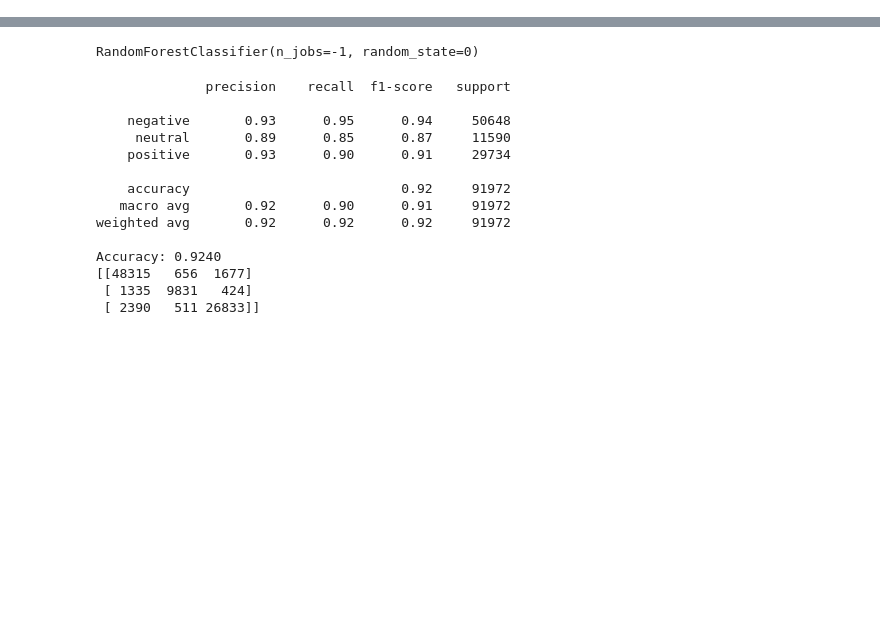
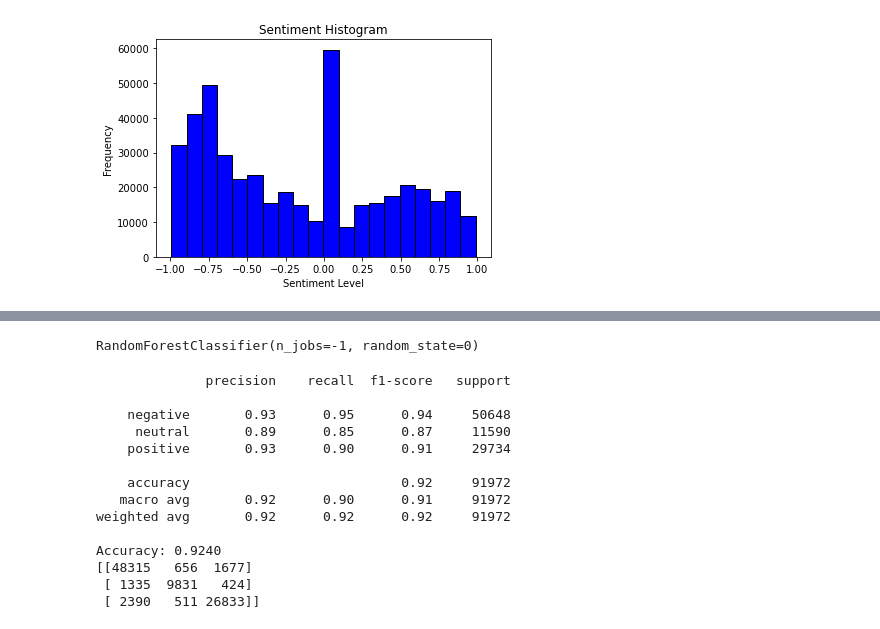
Before and after one commit to AlexLanier/Capstone, a Jupyter notebook: SentimentAnalysis.ipynb, the cells around one changed output, grey strips where cells are left out. Cells and saved outputs as stored; diff of their text form; code cells hidden in the pictures; blank space fills up the shorter version.

```diff
--- a/SentimentAnalysis.ipynb
+++ b/SentimentAnalysis.ipynb
@@ -33,3 +42,12 @@ def assign_sentiment(df, text_column):
 # %%
 merged_tweets = pd.read_csv("merged_df.csv", low_memory=False)
 df = assign_sentiment(merged_tweets, 'complex_lemmatized_column')
+# %%
+# Add column NegativeRatio which is ratio of negative tweets to all other tweets sent by the same User
+df['NegativeRatio'] = df.groupby('User')['Sentiment'].transform(lambda x: (x == 'negative').mean())
+
+#Number of Tweets Per User
+df['TweetsCount'] = df.groupby('User')['User'].transform('count')
+
+#Average Sentiment Level Per User
+df['AvgSentimentLevel'] = df.groupby('User')['Sentiment_Level'].transform('mean')
@@ -36,3 +61,15 @@ df = assign_sentiment(merged_tweets, 'complex_lemmatized_column')
+# %%
+## Add threat Level Based on NegativeTweet Ratio and AvgSentiment Level of tweets per User
+threat = []
+for i in range(len(df['NegativeRatio'])):
+    if df['NegativeRatio'][i] >= .45 and df['AvgSentimentLevel'][i] <= -0.2:
+        threat.append("Red")
+    elif df['NegativeRatio'][i] < .35 and df['AvgSentimentLevel'][i] >= 0.2:
+        threat.append("Green")
+    else:
+        threat.append("Yellow")
+
+df['Threat'] = threat
 # %%
 df
 # %% [output]
@@ -51,0 +89,13 @@ df
+# %%
+# Create a histogram
+plt.hist(df['Sentiment_Level'], bins=20, color='blue', edgecolor='black')
+
+# Customize the plot
+plt.title('Sentiment Histogram')
+plt.xlabel('Sentiment Level')
+plt.ylabel('Frequency')
+
+# Show the plot
+plt.show()
+# %% [output]
+[figure, added]
```
Also changed, not shown: parts of 13 cells of this notebook.
